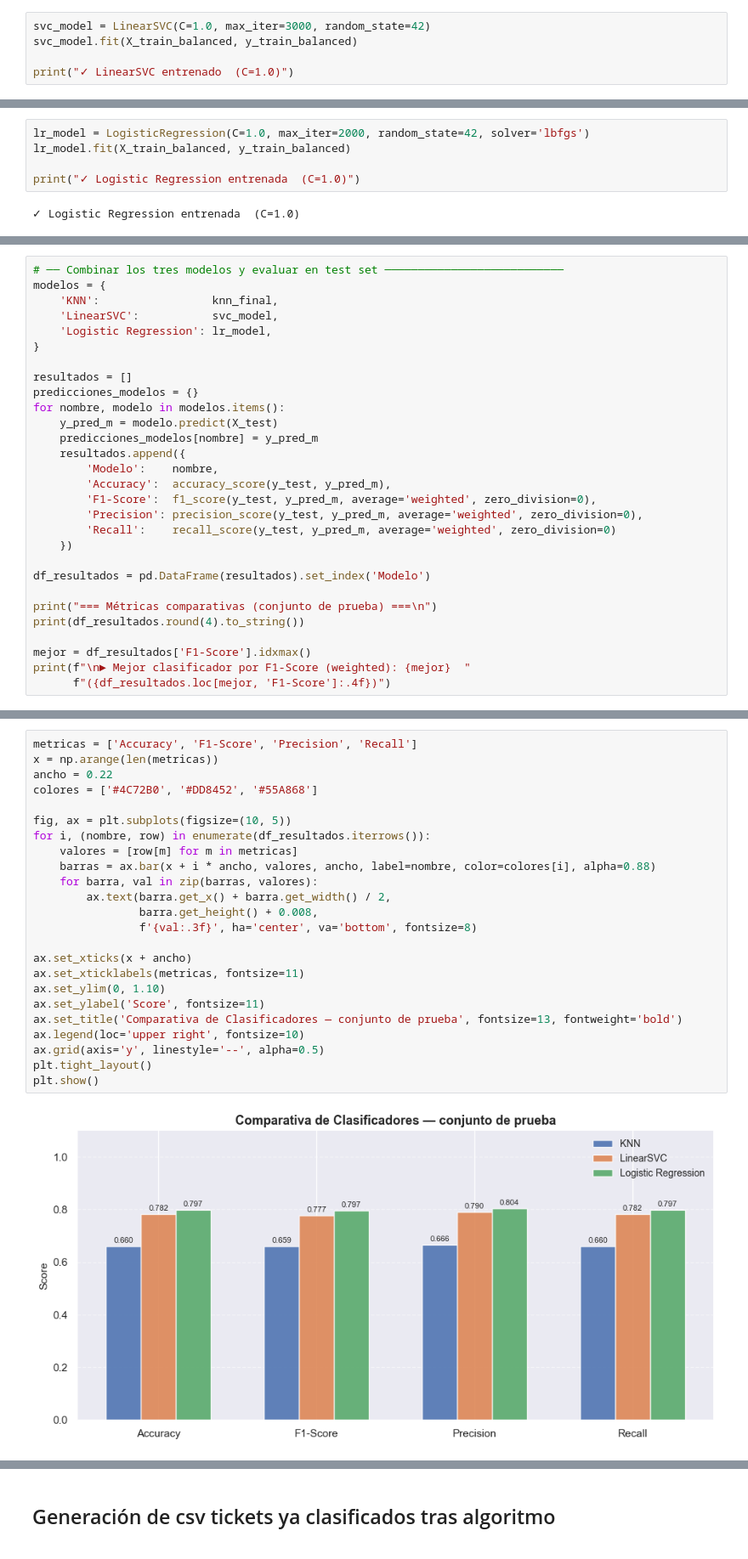
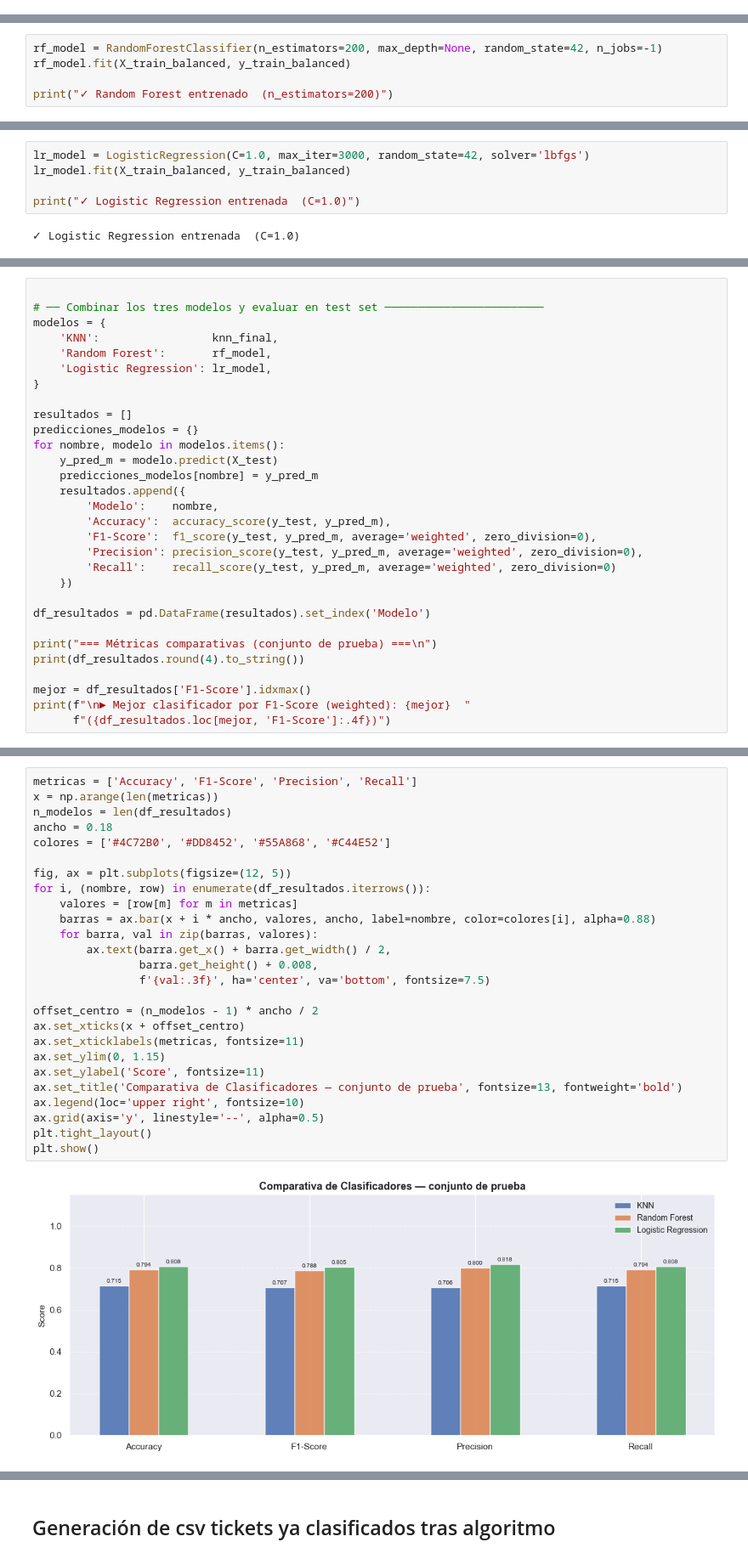
Before and after one commit to OCCA2000/Asignador, a Jupyter notebook: Analisis/EDA_Categorizacion_Incidentes.ipynb, the cells around one changed output, grey strips where cells are left out. Shown at 85% size. Cells and saved outputs as stored; diff of their text form.

```diff
--- a/Analisis/EDA_Categorizacion_Incidentes.ipynb
+++ b/Analisis/EDA_Categorizacion_Incidentes.ipynb
@@ -642,5 +813,0 @@ plt.show()
-# %%
-svc_model = LinearSVC(C=1.0, max_iter=3000, random_state=42)
-svc_model.fit(X_train_balanced, y_train_balanced)
-
-print("✓ LinearSVC entrenado  (C=1.0)")
@@ -648,0 +816,5 @@ print("✓ LinearSVC entrenado  (C=1.0)")
+# %%
+rf_model = RandomForestClassifier(n_estimators=200, max_depth=None, random_state=42, n_jobs=-1)
+rf_model.fit(X_train_balanced, y_train_balanced)
+
+print("✓ Random Forest entrenado  (n_estimators=200)")
@@ -649,7 +823,7 @@ print("✓ LinearSVC entrenado  (C=1.0)")
 # %% [markdown]
 ### Logistic Regression
 # %%
-lr_model = LogisticRegression(C=1.0, max_iter=2000, random_state=42, solver='lbfgs')
+lr_model = LogisticRegression(C=1.0, max_iter=3000, random_state=42, solver='lbfgs')
 lr_model.fit(X_train_balanced, y_train_balanced)
 
 print("✓ Logistic Regression entrenada  (C=1.0)")
@@ -677,8 +832,9 @@ plt.show()
 # %%
-# ── Combinar los tres modelos y evaluar en test set ───────────────────────────
+
+# ── Combinar los tres modelos y evaluar en test set ────────────────────────
 modelos = {
     'KNN':                 knn_final,
-    'LinearSVC':           svc_model,
+    'Random Forest':       rf_model,
     'Logistic Regression': lr_model,
 }
 
@@ -716,29 +872,31 @@ Logistic Regression    0.7972    0.7968     0.8038  0.7972
 # %%
 metricas = ['Accuracy', 'F1-Score', 'Precision', 'Recall']
 x = np.arange(len(metricas))
-ancho = 0.22
-colores = ['#4C72B0', '#DD8452', '#55A868']
+n_modelos = len(df_resultados)
+ancho = 0.18
+colores = ['#4C72B0', '#DD8452', '#55A868', '#C44E52']
 
-fig, ax = plt.subplots(figsize=(10, 5))
+fig, ax = plt.subplots(figsize=(12, 5))
 for i, (nombre, row) in enumerate(df_resultados.iterrows()):
     valores = [row[m] for m in metricas]
     barras = ax.bar(x + i * ancho, valores, ancho, label=nombre, color=colores[i], alpha=0.88)
     for barra, val in zip(barras, valores):
         ax.text(barra.get_x() + barra.get_width() / 2,
                 barra.get_height() + 0.008,
-                f'{val:.3f}', ha='center', va='bottom', fontsize=8)
+                f'{val:.3f}', ha='center', va='bottom', fontsize=7.5)
 
-ax.set_xticks(x + ancho)
+offset_centro = (n_modelos - 1) * ancho / 2
+ax.set_xticks(x + offset_centro)
 ax.set_xticklabels(metricas, fontsize=11)
-ax.set_ylim(0, 1.10)
+ax.set_ylim(0, 1.15)
 ax.set_ylabel('Score', fontsize=11)
 ax.set_title('Comparativa de Clasificadores — conjunto de prueba', fontsize=13, fontweight='bold')
 ax.legend(loc='upper right', fontsize=10)
 ax.grid(axis='y', linestyle='--', alpha=0.5)
 plt.tight_layout()
 plt.show()
 # %% [output]
-[figure, old version]
+[figure, new version]
 # %%
 labels = sorted(list(set(list(y_test))))
 fig, axes = plt.subplots(1, 3, figsize=(36, 11))
```
Also changed, not shown: parts of 46 cells of this notebook, 1 other file.
